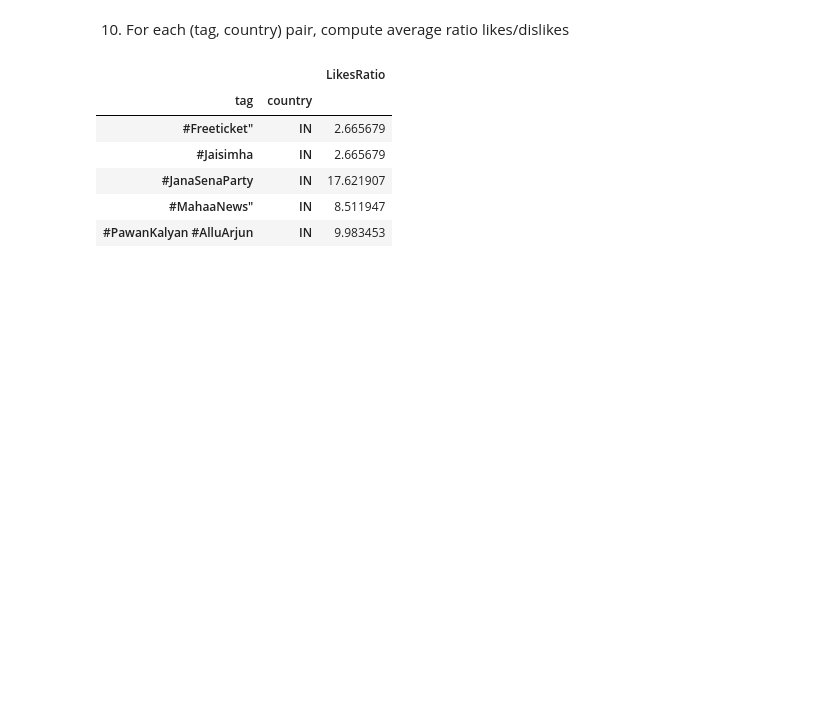
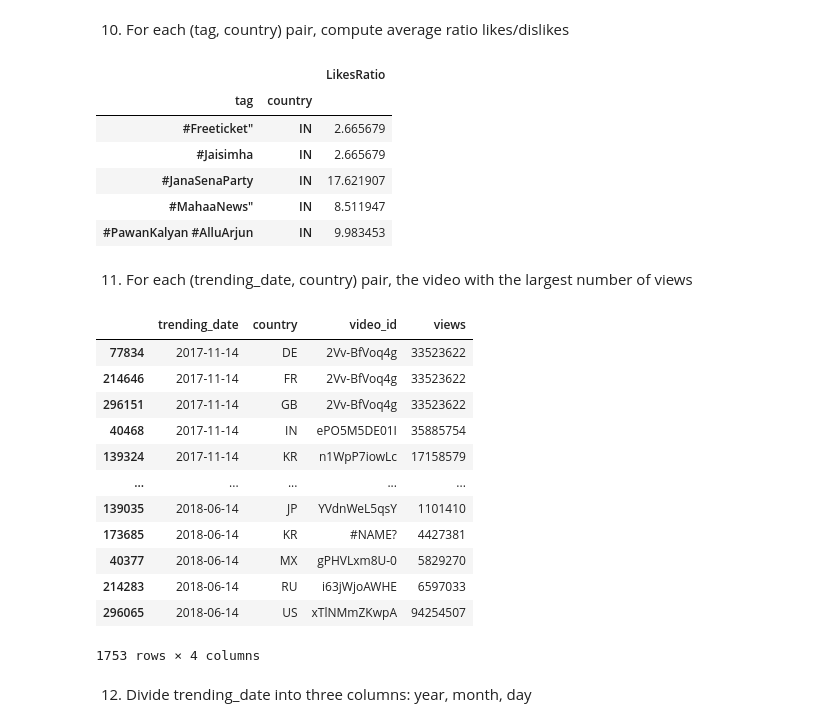
Before and after one commit to pietromaggioni/Foundation-of-Computer-Science-Project---UNIMIB, a Jupyter notebook: FCS-project.ipynb, the cells around one changed output. Drawn from its saved outputs; the diff is of its cells as text; code cells hidden in the pictures; blank space fills up the shorter version.

```diff
--- a/FCS-project.ipynb
+++ b/FCS-project.ipynb
@@ -215,3 +217,24 @@ agg.head(5)
 | #JanaSenaParty | IN | 17.621907 |
 | #MahaaNews" | IN | 8.511947 |
 | #PawanKalyan #AlluArjun | IN | 9.983453 |
+# %% [markdown]
+11. For each (trending_date, country) pair, the video with the largest number of views
+# %%
+most_viewed = final_df.loc[final_df.groupby(['trending_date', 'country'])['views'].idxmax()]
+most_viewed[['trending_date', 'country', 'video_id',  'views']]
+# %% [output]
+|  | trending_date | country | video_id | views |
+| 77834 | 2017-11-14 | DE | 2Vv-BfVoq4g | 33523622 |
+| 214646 | 2017-11-14 | FR | 2Vv-BfVoq4g | 33523622 |
+| 296151 | 2017-11-14 | GB | 2Vv-BfVoq4g | 33523622 |
+| 40468 | 2017-11-14 | IN | ePO5M5DE01I | 35885754 |
+| 139324 | 2017-11-14 | KR | n1WpP7iowLc | 17158579 |
+| ... | ... | ... | ... | ... |
+| 139035 | 2018-06-14 | JP | YVdnWeL5qsY | 1101410 |
+| 173685 | 2018-06-14 | KR | #NAME? | 4427381 |
+| 40377 | 2018-06-14 | MX | gPHVLxm8U-0 | 5829270 |
+| 214283 | 2018-06-14 | RU | i63jWjoAWHE | 6597033 |
+| 296065 | 2018-06-14 | US | xTlNMmZKwpA | 94254507 |
+1753 rows × 4 columns
+# %% [markdown]
+12. Divide trending_date into three columns: year, month, day
```
Also changed, not shown: parts of 13 cells of this notebook.
